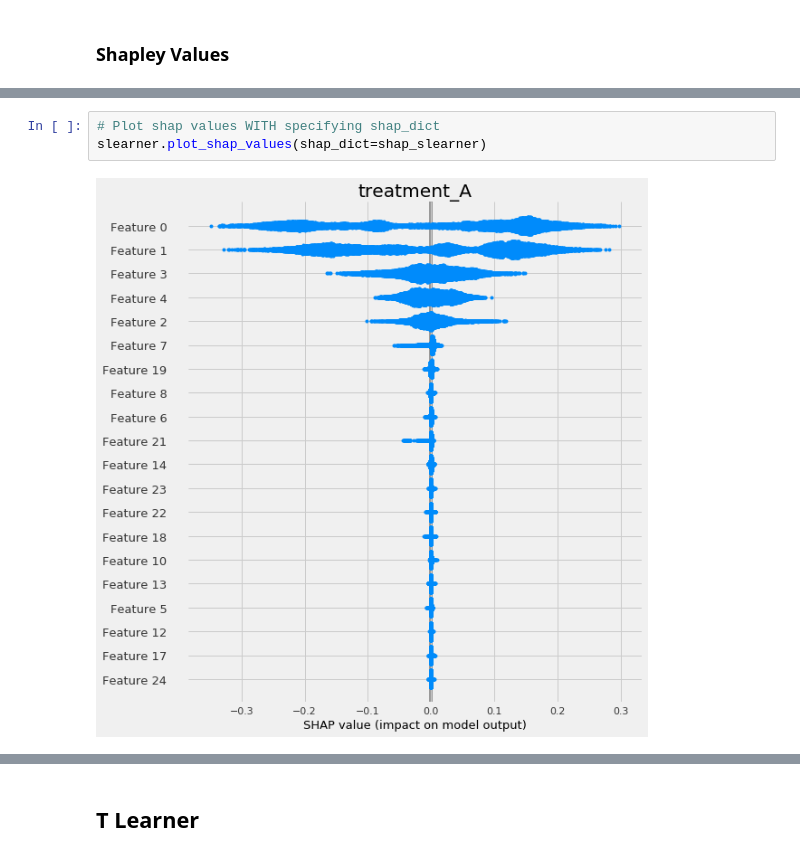
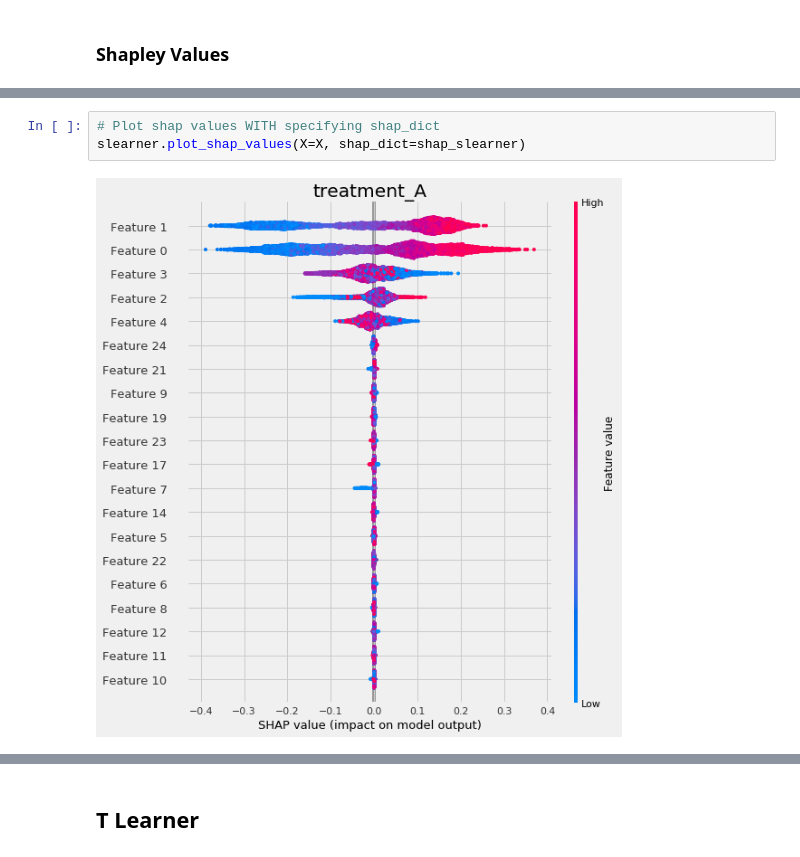
Before and after one commit to uber/causalml, a Jupyter notebook: examples/feature_interpretations_example.ipynb, the cells around one changed output, grey strips where cells are left out. Cells and saved outputs as stored; diff of their text form.

Commit message:
Update feature interpretations example notebook with color coded summary plots

```diff
--- a/examples/feature_interpretations_example.ipynb
+++ b/examples/feature_interpretations_example.ipynb
@@ -248,8 +250,8 @@ slearner.plot_shap_values(X=X, tau=slearner_tau, features=feature_names)
 # %%
 # Plot shap values WITH specifying shap_dict
-slearner.plot_shap_values(shap_dict=shap_slearner)
+slearner.plot_shap_values(X=X, shap_dict=shap_slearner)
 # %% [output]
-[figure, old version]
+[figure, new version]
 # %%
 # interaction_idx set to None (no color coding for interaction effects)
 slearner.plot_shap_dependence(treatment_group='treatment_A',
```
Also changed, not shown: parts of 51 cells of this notebook.
